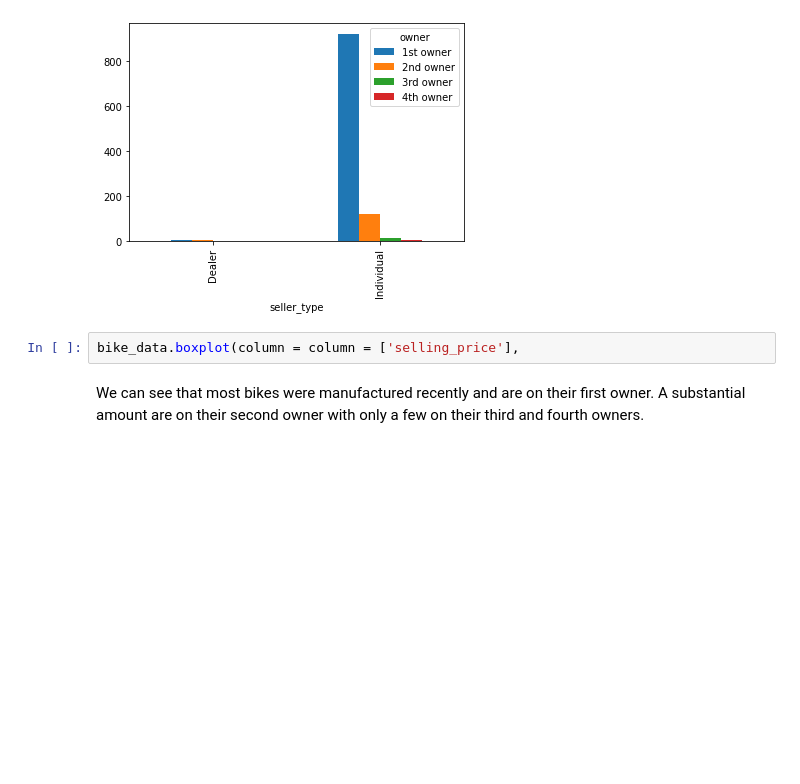
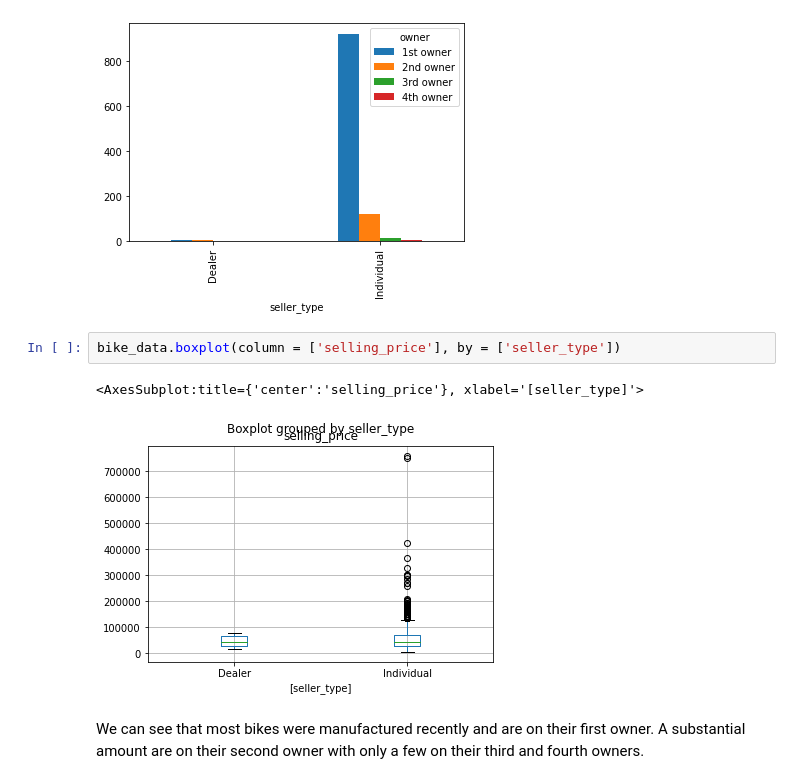
Before and after one commit to akoncsugit/ST590Project1, a Jupyter notebook: Project1.ipynb, the cells around one changed output. Cells and saved outputs as stored; diff of their text form; blank space fills up the shorter version.

```diff
--- a/Project1.ipynb
+++ b/Project1.ipynb
@@ -180,7 +180,10 @@ seller_owner.plot.bar()
 <AxesSubplot:xlabel='seller_type'>
 [figure]
 # %%
-bike_data.boxplot(column = column = ['selling_price'],
+bike_data.boxplot(column = ['selling_price'], by = ['seller_type'])
+# %% [output]
+<AxesSubplot:title={'center':'selling_price'}, xlabel='[seller_type]'>
+[figure, added]
 # %% [markdown]
 We can see that most bikes were manufactured recently and are on their first owner. A substantial amount are on their second owner with only a few on their third and fourth owners.
 # %%
```
